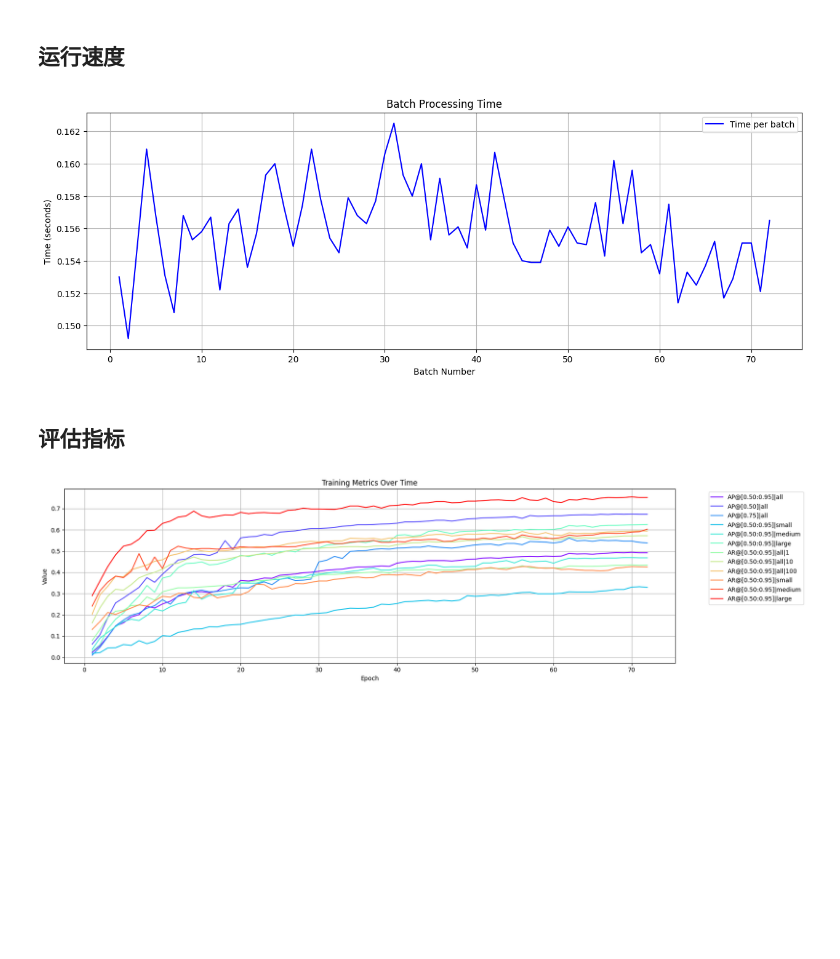
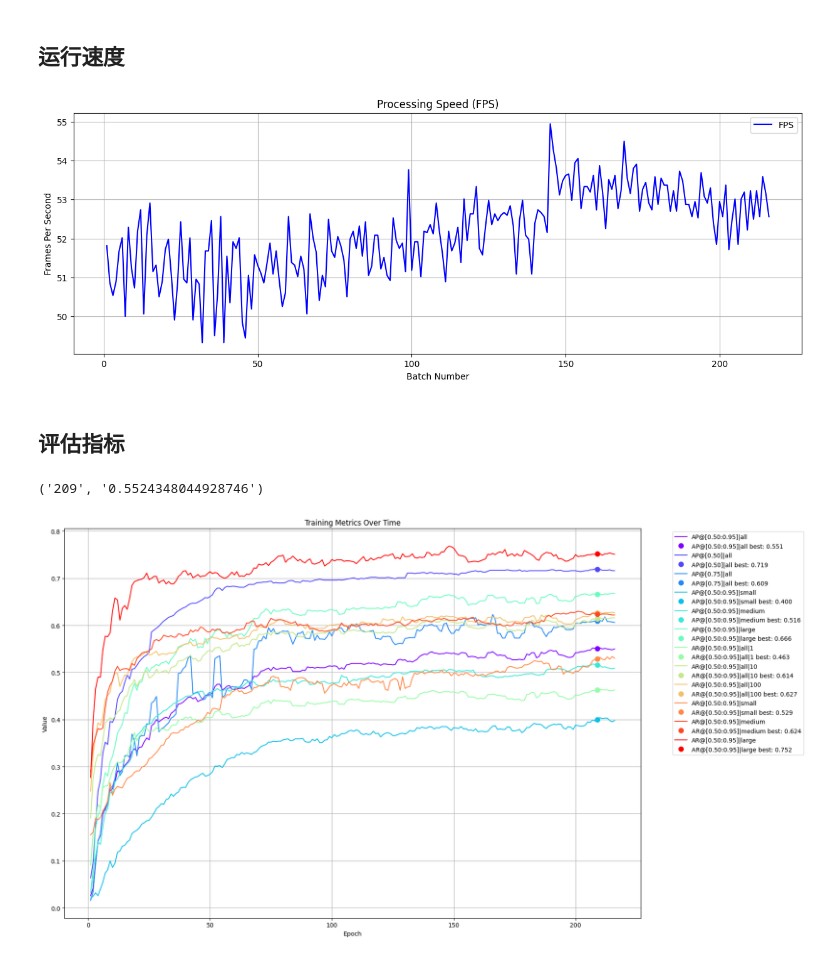
Before and after one commit to Rookie-WorkSpace/RT-DETR, a Jupyter notebook: rtdetr_pytorch/draw_log.ipynb, the cells around one changed output. Cells and saved outputs as stored; diff of their text form; code cells hidden in the pictures; blank space fills up the shorter version.

```diff
--- a/rtdetr_pytorch/draw_log.ipynb
+++ b/rtdetr_pytorch/draw_log.ipynb
@@ -5,8 +5,8 @@ import re
 import numpy as np
 import matplotlib.pyplot as plt
 # %%
-# Read training log file
-with open('training_log.txt', 'r') as f:
+# 读取训练日志文件
+with open('training_chengdu_epoch144_log.txt', 'r') as f:
     log_text = f.read()
 # %% [markdown]
 ## 损失函数
@@ -15,7 +15,7 @@ with open('training_log.txt', 'r') as f:
 train_loss = []
 test_loss = []
 
-with open('training_log.txt', 'r') as f:
+with open('training_chengdu_epoch144_log.txt', 'r') as f:
     log_content = f.readlines()
 # 正则表达式用于捕获epoch、迭代次数和损失值
 train_epoch_regex = re.compile(r'Epoch: \[(\d+)\].*\[\s*(\d+)/\s*(\d+)\].*loss: ([\d.]+) \(')
@@ -96,65 +98,98 @@ plt.show()
 # %% [markdown]
 ## 运行速度
 # %%
-# Extract batch time information
+# 提取批处理时间信息
 time_pattern = r"Test: Total time: \d+:\d+:\d+ \((\d+\.\d+) s / it\)"
 time_matches = re.findall(time_pattern, log_text, re.MULTILINE)
 batch_times = [float(x) for x in time_matches]
 
-# Create batch numbers
+# 计算FPS (每秒帧数)
+# 由于验证批次为8,需要将每个批次时间除以8来得到每张图片的处理时间
+fps = [8/t for t in batch_times]  # FPS = batch_size / seconds_per_batch
+
+# 创建批次序号列表
 batches = list(range(1, len(batch_times) + 1))
 
-# Create the plot
+# 创建图形
 plt.figure(figsize=(15, 5))
 
-# Plot batch processing times
-plt.plot(batches, batch_times, 'b-', label='Time per batch')
+# 绘制FPS曲线
+plt.plot(batches, fps, 'b-', label='FPS')
 
-plt.title('Batch Processing Time')
+plt.title('Processing Speed (FPS)')
 plt.xlabel('Batch Number')
-plt.ylabel('Time (seconds)')
+plt.ylabel('Frames Per Second')
 plt.grid(True)
 plt.legend()
 plt.show()
 # %% [output]
-[figure, old version]
+[figure, new version]
 # %% [markdown]
 ## 评估指标
 # %%
-# Extract different AP and AR values using regex
+# 使用正则表达式提取不同的AP和AR值
 metrics = {
     'AP@[0.50:0.95]|all': r"Average Precision  \(AP\) @\[ IoU=0\.50:0\.95 \| area=   all \| maxDets=100 \] = (\d+\.\d+)",
     'AP@[0.50]|all': r"Average Precision  \(AP\) @\[ IoU=0\.50      \| area=   all \| maxDets=100 \] = (\d+\.\d+)",
     'AP@[0.75]|all': r"Average Precision  \(AP\) @\[ IoU=0\.75      \| area=   all \| maxDets=100 \] = (\d+\.\d+)",
     'AP@[0.50:0.95]|small': r"Average Precision  \(AP\) @\[ IoU=0\.50:0\.95 \| area= small \| maxDets=100 \] = (\d+\.\d+)",
     'AP@[0.50:0.95]|medium': r"Average Precision  \(AP\) @\[ IoU=0\.50:0\.95 \| area=medium \| maxDets=100 \] = (\d+\.\d+)",
     'AP@[0.50:0.95]|large': r"Average Precision  \(AP\) @\[ IoU=0\.50:0\.95 \| area= large \| maxDets=100 \] = (\d+\.\d+)",
     'AR@[0.50:0.95]|all|1': r"Average Recall     \(AR\) @\[ IoU=0\.50:0\.95 \| area=   all \| maxDets=  1 \] = (\d+\.\d+)",
     'AR@[0.50:0.95]|all|10': r"Average Recall     \(AR\) @\[ IoU=0\.50:0\.95 \| area=   all \| maxDets= 10 \] = (\d+\.\d+)",
     'AR@[0.50:0.95]|all|100': r"Average Recall     \(AR\) @\[ IoU=0\.50:0\.95 \| area=   all \| maxDets=100 \] = (\d+\.\d+)",
     'AR@[0.50:0.95]|small': r"Average Recall     \(AR\) @\[ IoU=0\.50:0\.95 \| area= small \| maxDets=100 \] = (\d+\.\d+)",
     'AR@[0.50:0.95]|medium': r"Average Recall     \(AR\) @\[ IoU=0\.50:0\.95 \| area=medium \| maxDets=100 \] = (\d+\.\d+)",
     'AR@[0.50:0.95]|large': r"Average Recall     \(AR\) @\[ IoU=0\.50:0\.95 \| area= large \| maxDets=100 \] = (\d+\.\d+)"
 }
 
-# Create the plot
-plt.figure(figsize=(18, 5))
+# 存储结果到列表中
+metric_values = {}
+metric_epochs = {}
 
-
-# Plot all metrics
-colors = plt.cm.rainbow(np.linspace(0, 1, len(metrics)))
-for (metric_name, pattern), color in zip(metrics.items(), colors):
+# 提取每个指标的值
+for metric_name, pattern in metrics.items():
     matches = re.findall(pattern, log_text, re.MULTILINE)
     values = [float(x) for x in matches]
-    metric_epochs = list(range(1, len(values) + 1))
-    plt.plot(metric_epochs, values, '-', label=metric_name, color=color)
+    epochs = list(range(1, len(values) + 1))
+    metric_values[metric_name] = values
+    metric_epochs[metric_name] = epochs
 
+# 提取最佳epoch的信息
+best_epoch_pattern = r"最佳状态:\s*{'epoch':\s*(\d+),\s*'coco_eval_bbox':\s*([\d\.]+)}"
+best_epoch_match = re.findall(best_epoch_pattern, log_text)[-1]  # 获取最后一个匹配
+best_epoch = int(best_epoch_match[0])
+best_coco_eval = float(best_epoch_match[1])
+best_metrics = {}
+print(best_epoch_match)
+
+# 提取最佳epoch的指标
+for metric_name, values in metric_values.items():
+    if len(values) >= best_epoch:
+        best_metrics[metric_name] = values[best_epoch-1]
+
+# 创建图表
+plt.figure(figsize=(18, 10))
+
+# 绘制所有指标
+colors = plt.cm.rainbow(np.linspace(0, 1, len(metrics)))
+for (metric_name, _), color in zip(metrics.items(), colors):
+    # 绘制指标曲线
+    plt.plot(metric_epochs[metric_name], metric_values[metric_name], '-',
+             label=metric_name, color=color)
+
+    # 添加最佳epoch的标记点
+    if len(metric_values[metric_name]) >= best_epoch:
+        best_value = metric_values[metric_name][best_epoch-1]
+        plt.plot(best_epoch, best_value, 'o', color=color, markersize=8,
+                label=f'{metric_name} best: {best_value:.3f}')
 plt.title('Training Metrics Over Time')
 plt.xlabel('Epoch')
 plt.ylabel('Value')
 plt.grid(True)
 plt.legend(bbox_to_anchor=(1.05, 1), loc='upper left')
 plt.tight_layout()
 plt.show()
 # %% [output]
+('209', '0.5524348044928746')
-[figure, old version]
+[figure, new version]
```
Also changed, not shown: parts of 4 cells of this notebook, 38 other files.
